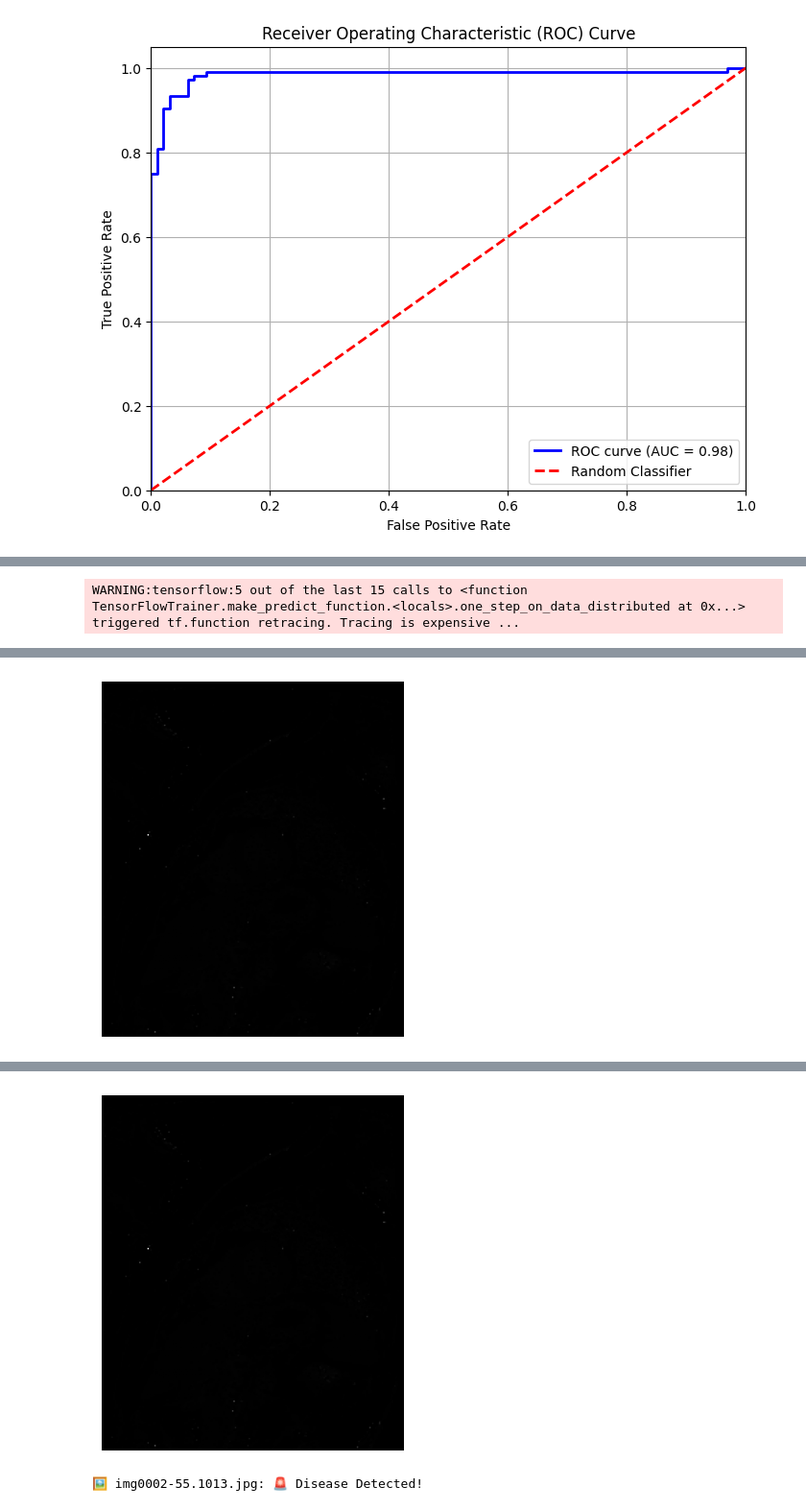
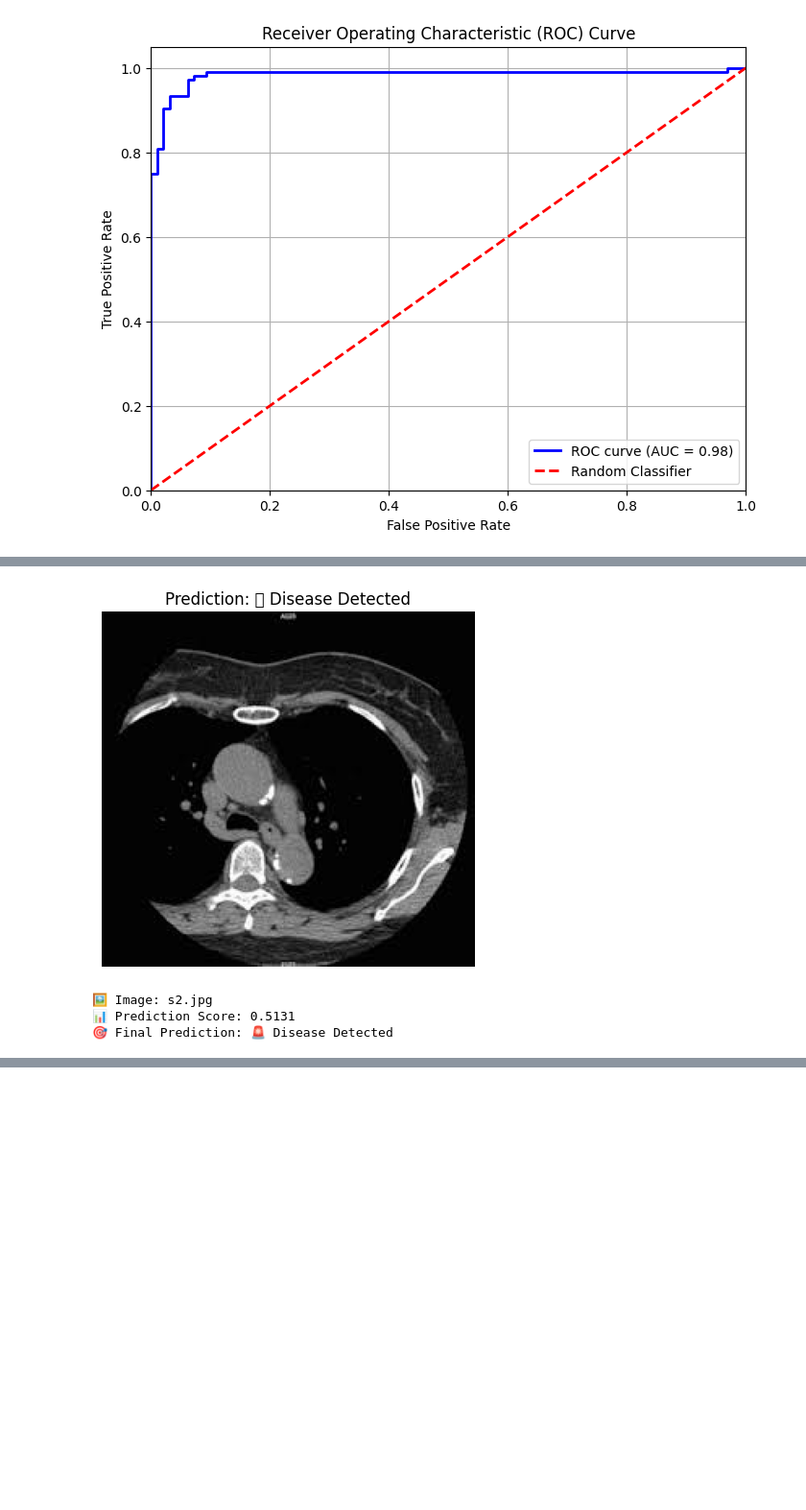
Before and after one commit to harshavardhan5423/Cardiac-Abnormality-Detection-from-CT-MRI-scans-using-CNN-LSTM, a Jupyter notebook: Copy_of_CAD_using_CNN_LSTM.ipynb, the cells around one changed output, grey strips where cells are left out. Shown at 96% size. Saved outputs shown, nothing was run; the diff lists cells and outputs as text; code cells hidden in the pictures; blank space fills up the shorter version.

```diff
--- a/Copy_of_CAD_using_CNN_LSTM.ipynb
+++ b/Copy_of_CAD_using_CNN_LSTM.ipynb
@@ -678,37 +676,46 @@ from google.colab import files
 from PIL import Image
 
 # Load the trained model
-model = tf.keras.models.load_model('/content/my_model.keras')  # Update path if needed
+model_path = "/content/my_model.keras"  # Adjust path if needed
+model = tf.keras.models.load_model(model_path)
 
-# Upload multiple images
-uploaded = files.upload()
+# Upload images
+uploaded_files = files.upload()
 
-# Function to preprocess a single image
+# Define class labels
+class_names = ["✅ Normal", "🚨 Disease Detected"]
+
+# Function to preprocess images
 def preprocess_image(image_path):
     img = Image.open(image_path).convert('L')  # Convert to grayscale
-    img = img.resize((128, 128))  # Resize to model input size
-    img = np.array(img) / 255.0  # Normalize pixel values
-    img = np.expand_dims(img, axis=-1)  # Add channel dimension
-    img = np.expand_dims(img, axis=0)  # Add batch dimension
-    img = np.expand_dims(img, axis=0)  # Add time step dimension (for LSTM)
+    img = img.resize((128, 128))  # Resize to match model input
+    img = np.array(img, dtype=np.float32) / 255.0  # Normalize pixel values
+
+    # Add required dimensions for CNN-LSTM
+    img = np.expand_dims(img, axis=-1)  # (128, 128, 1)
+    img = np.expand_dims(img, axis=0)  # (1, 128, 128, 1)
+    img = np.repeat(img, 10, axis=0)  # Simulate a sequence (10 time steps)
+    img = np.expand_dims(img, axis=0)  # (1, 10, 128, 128, 1)
+
     return img
 
-# Process and predict for each uploaded image
-for image_name in uploaded.keys():
+# Process and predict each image
+for image_name in uploaded_files.keys():
     processed_img = preprocess_image(image_name)
-
-    # Make prediction
     prediction = model.predict(processed_img)
 
+    predicted_class = int(prediction[0][0] >= 0.50)  # Adjust threshold if needed
+
     # Display the image
-    plt.imshow(Image.open(image_name), cmap='gray')
+    img = Image.open(image_name)
+    plt.imshow(img, cmap='gray')
     plt.axis('off')
+    plt.title(f"Prediction: {class_names[predicted_class]}")
     plt.show()
 
-    # Show the result
-    if prediction[0][0] > 0.5:
-        print(f"🖼️ {image_name}: 🚨 Disease Detected!")
-    else:
-        print(f"🖼️ {image_name}: ✅ Normal")
+    # Print raw results
+    print(f"🖼️ Image: {image_name}")
+    print(f"📊 Prediction Score: {prediction[0][0]:.4f}")
+    print(f"🎯 Final Prediction: {class_names[predicted_class]}\n")
 # %% [output]
 [interactive output not drawn]
@@ -717 +724,4 @@ Saving img0002-55.1013.jpg to img0002-55.1013.jpg
+[figure, new version]
-WARNING:tensorflow:5 out of the last 15 calls to <function TensorFlowTrainer.make_predict_function.<locals>.one_step_on_data_distributed at 0x...> triggered tf.function retracing. Tracing is expensive ...
+🖼️ Image: s2.jpg
+📊 Prediction Score: 0.5131
+🎯 Final Prediction: 🚨 Disease Detected
@@ -719 +727,0 @@ WARNING:tensorflow:5 out of the last 15 calls to <function TensorFlowTrainer.mak
-[figure, old version]
@@ -722,2 +727,0 @@ WARNING:tensorflow:5 out of the last 15 calls to <function TensorFlowTrainer.mak
-[figure, removed]
-🖼️ img0002-55.1013.jpg: 🚨 Disease Detected!
```
Also changed, not shown: parts of 2 cells of this notebook.
